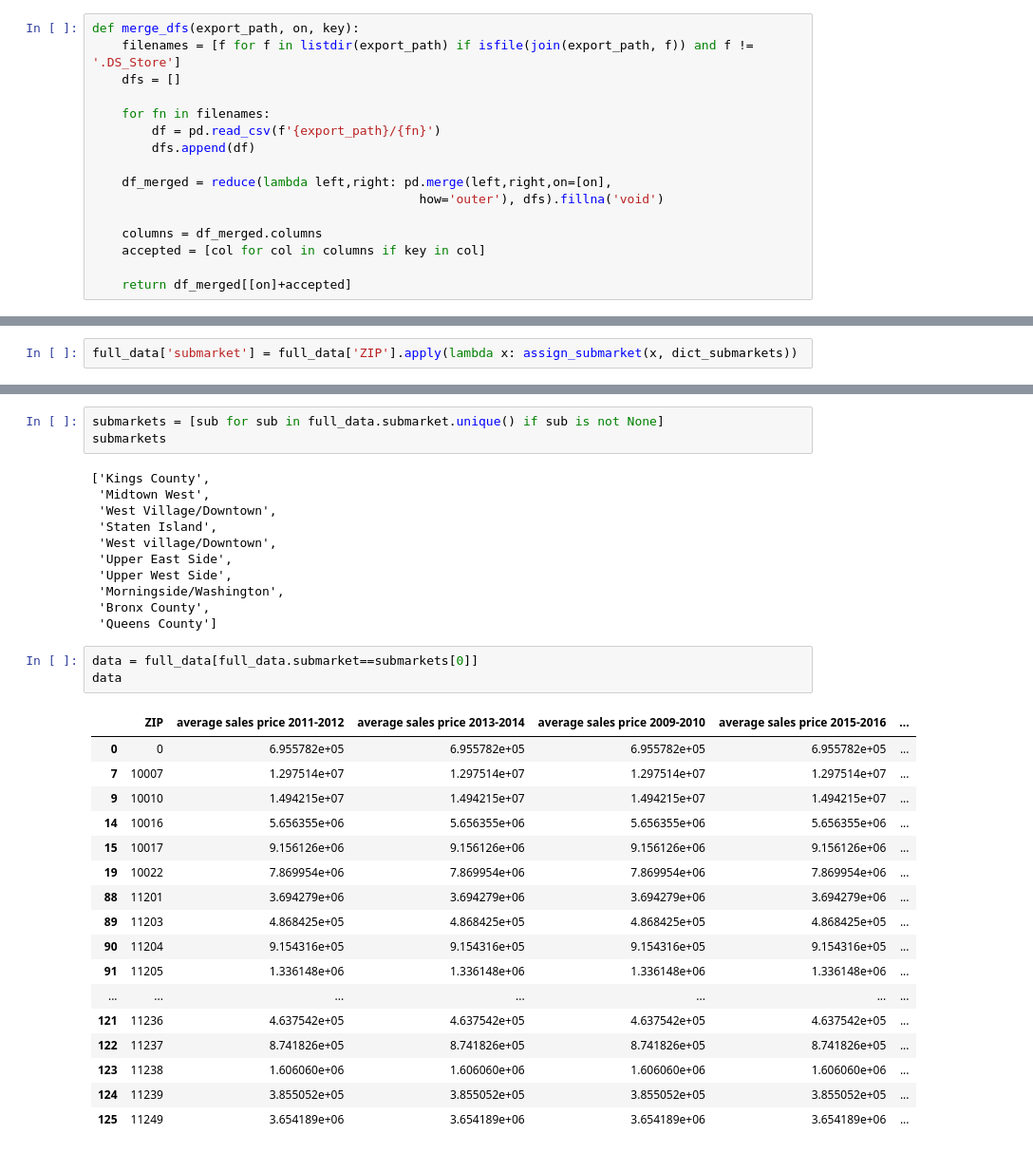
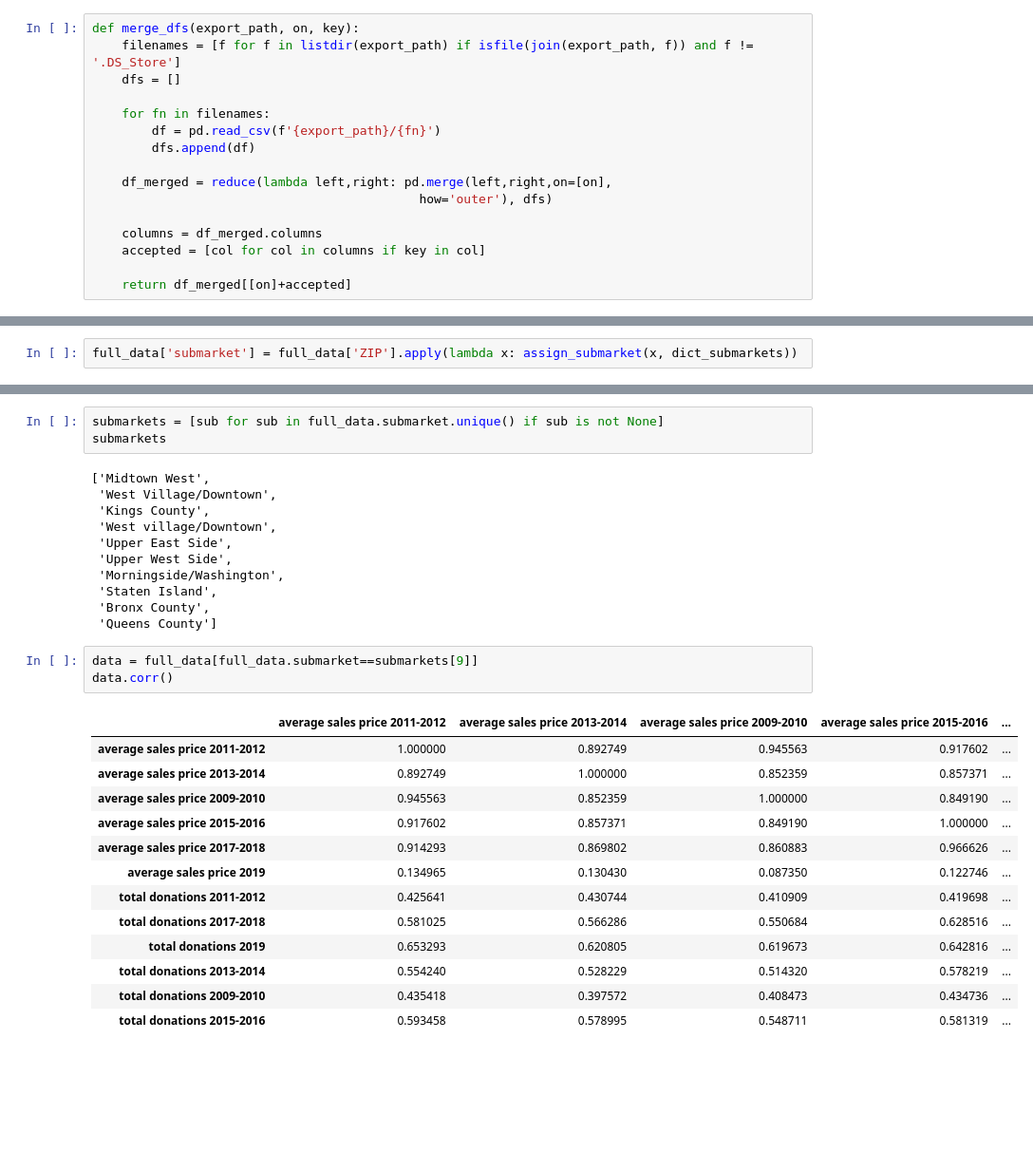
Before and after one commit to nding17/WhiterockAI, a Jupyter notebook: notebooks/sales master summary.ipynb, the cells around one changed output, grey strips where cells are left out. Shown at 95% size. Saved outputs shown, nothing was run; the diff lists cells and outputs as text; blank space fills up the shorter version.

```diff
--- a/notebooks/sales master summary.ipynb
+++ b/notebooks/sales master summary.ipynb
@@ -73,7 +73,7 @@ def merge_dfs(export_path, on, key):
         dfs.append(df)
 
     df_merged = reduce(lambda left,right: pd.merge(left,right,on=[on],
-                                            how='outer'), dfs).fillna('void')
+                                            how='outer'), dfs)
 
     columns = df_merged.columns
     accepted = [col for col in columns if key in col]
@@ -168,34 +168,30 @@ full_data
 submarkets = [sub for sub in full_data.submarket.unique() if sub is not None]
 submarkets
 # %% [output]
-['Kings County',
- 'Midtown West',
+['Midtown West',
  'West Village/Downtown',
- 'Staten Island',
+ 'Kings County',
  'West village/Downtown',
  'Upper East Side',
  'Upper West Side',
  'Morningside/Washington',
+ 'Staten Island',
  'Bronx County',
  'Queens County']
 # %%
-data = full_data[full_data.submarket==submarkets[0]]
-data
+data = full_data[full_data.submarket==submarkets[9]]
+data.corr()
 # %% [output]
-|  | ZIP | average sales price 2011-2012 | average sales price 2013-2014 | average sales price 2009-2010 | average sales price 2015-2016 | ... |
-| 0 | 0 | 6.955782e+05 | 6.955782e+05 | 6.955782e+05 | 6.955782e+05 | ... |
-| 7 | 10007 | 1.297514e+07 | 1.297514e+07 | 1.297514e+07 | 1.297514e+07 | ... |
-| 9 | 10010 | 1.494215e+07 | 1.494215e+07 | 1.494215e+07 | 1.494215e+07 | ... |
-| 14 | 10016 | 5.656355e+06 | 5.656355e+06 | 5.656355e+06 | 5.656355e+06 | ... |
-| 15 | 10017 | 9.156126e+06 | 9.156126e+06 | 9.156126e+06 | 9.156126e+06 | ... |
-| 19 | 10022 | 7.869954e+06 | 7.869954e+06 | 7.869954e+06 | 7.869954e+06 | ... |
-| 88 | 11201 | 3.694279e+06 | 3.694279e+06 | 3.694279e+06 | 3.694279e+06 | ... |
-| 89 | 11203 | 4.868425e+05 | 4.868425e+05 | 4.868425e+05 | 4.868425e+05 | ... |
-| 90 | 11204 | 9.154316e+05 | 9.154316e+05 | 9.154316e+05 | 9.154316e+05 | ... |
-| 91 | 11205 | 1.336148e+06 | 1.336148e+06 | 1.336148e+06 | 1.336148e+06 | ... |
-| ... | ... | ... | ... | ... | ... | ... |
-| 121 | 11236 | 4.637542e+05 | 4.637542e+05 | 4.637542e+05 | 4.637542e+05 | ... |
-| 122 | 11237 | 8.741826e+05 | 8.741826e+05 | 8.741826e+05 | 8.741826e+05 | ... |
-| 123 | 11238 | 1.606060e+06 | 1.606060e+06 | 1.606060e+06 | 1.606060e+06 | ... |
-| 124 | 11239 | 3.855052e+05 | 3.855052e+05 | 3.855052e+05 | 3.855052e+05 | ... |
-| 125 | 11249 | 3.654189e+06 | 3.654189e+06 | 3.654189e+06 | 3.654189e+06 | ... |
+|  | average sales price 2011-2012 | average sales price 2013-2014 | average sales price 2009-2010 | average sales price 2015-2016 | ... |
+| average sales price 2011-2012 | 1.000000 | 0.892749 | 0.945563 | 0.917602 | ... |
+| average sales price 2013-2014 | 0.892749 | 1.000000 | 0.852359 | 0.857371 | ... |
+| average sales price 2009-2010 | 0.945563 | 0.852359 | 1.000000 | 0.849190 | ... |
+| average sales price 2015-2016 | 0.917602 | 0.857371 | 0.849190 | 1.000000 | ... |
+| average sales price 2017-2018 | 0.914293 | 0.869802 | 0.860883 | 0.966626 | ... |
+| average sales price 2019 | 0.134965 | 0.130430 | 0.087350 | 0.122746 | ... |
+| total donations 2011-2012 | 0.425641 | 0.430744 | 0.410909 | 0.419698 | ... |
+| total donations 2017-2018 | 0.581025 | 0.566286 | 0.550684 | 0.628516 | ... |
+| total donations 2019 | 0.653293 | 0.620805 | 0.619673 | 0.642816 | ... |
+| total donations 2013-2014 | 0.554240 | 0.528229 | 0.514320 | 0.578219 | ... |
+| total donations 2009-2010 | 0.435418 | 0.397572 | 0.408473 | 0.434736 | ... |
+| total donations 2015-2016 | 0.593458 | 0.578995 | 0.548711 | 0.581319 | ... |
```
Also changed, not shown: parts of 4 cells of this notebook, 1 other file.
